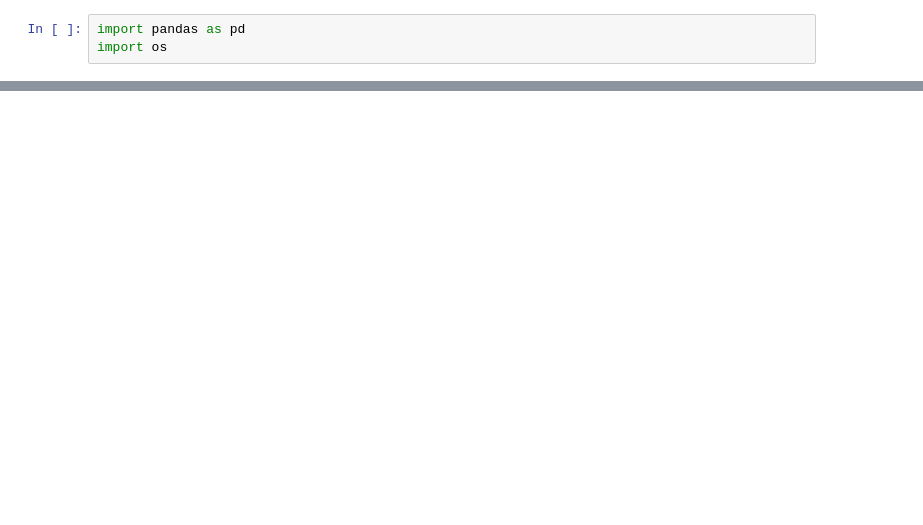
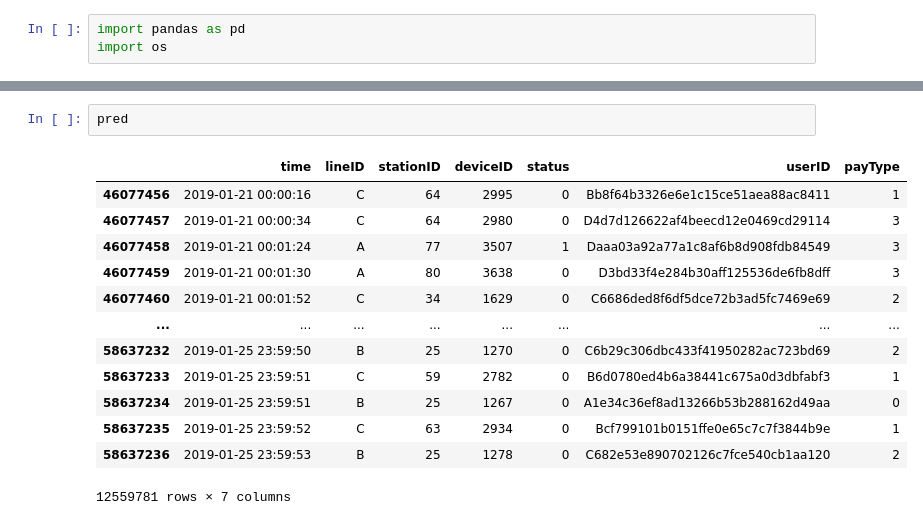
Before and after one commit to quiquecueto/TFM-Intelligent-Systems, a Jupyter notebook: TFM_project.ipynb, the cells around one changed output, grey strips where cells are left out. Saved outputs shown, nothing was run; the diff lists cells and outputs as text; blank space fills up the shorter version.

```diff
--- a/TFM_project.ipynb
+++ b/TFM_project.ipynb
@@ -67,0 +137,16 @@ data.head(10)
+# %%
+pred
+# %% [output]
+|  | time | lineID | stationID | deviceID | status | userID | payType |
+| 46077456 | 2019-01-21 00:00:16 | C | 64 | 2995 | 0 | Bb8f64b3326e6e1c15ce51aea88ac8411 | 1 |
+| 46077457 | 2019-01-21 00:00:34 | C | 64 | 2980 | 0 | D4d7d126622af4beecd12e0469cd29114 | 3 |
+| 46077458 | 2019-01-21 00:01:24 | A | 77 | 3507 | 1 | Daaa03a92a77a1c8af6b8d908fdb84549 | 3 |
+| 46077459 | 2019-01-21 00:01:30 | A | 80 | 3638 | 0 | D3bd33f4e284b30aff125536de6fb8dff | 3 |
+| 46077460 | 2019-01-21 00:01:52 | C | 34 | 1629 | 0 | C6686ded8f6df5dce72b3ad5fc7469e69 | 2 |
+| ... | ... | ... | ... | ... | ... | ... | ... |
+| 58637232 | 2019-01-25 23:59:50 | B | 25 | 1270 | 0 | C6b29c306dbc433f41950282ac723bd69 | 2 |
+| 58637233 | 2019-01-25 23:59:51 | C | 59 | 2782 | 0 | B6d0780ed4b6a38441c675a0d3dbfabf3 | 1 |
+| 58637234 | 2019-01-25 23:59:51 | B | 25 | 1267 | 0 | A1e34c36ef8ad13266b53b288162d49aa | 0 |
+| 58637235 | 2019-01-25 23:59:52 | C | 63 | 2934 | 0 | Bcf799101b0151ffe0e65c7c7f3844b9e | 1 |
+| 58637236 | 2019-01-25 23:59:53 | B | 25 | 1278 | 0 | C682e53e890702126c7fce540cb1aa120 | 2 |
+12559781 rows × 7 columns
```
Also changed, not shown: parts of 19 cells of this notebook.
